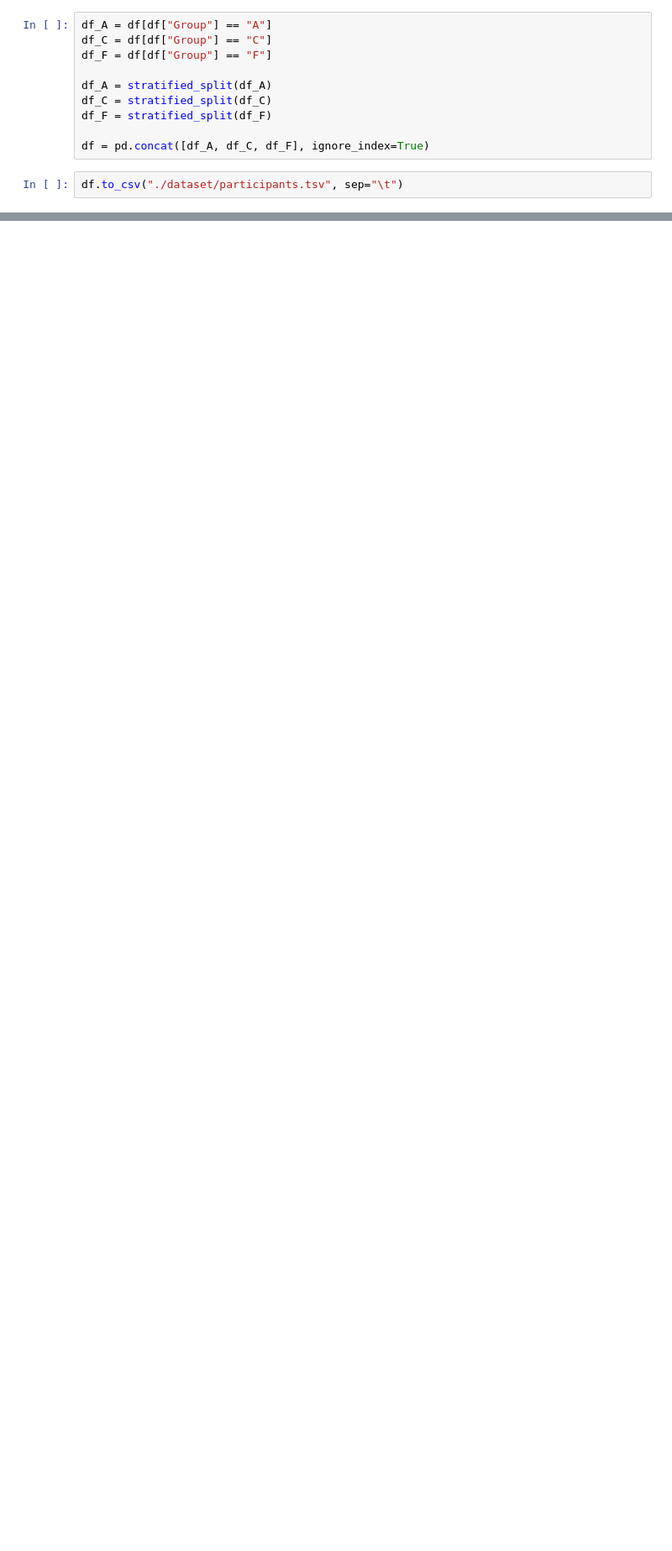
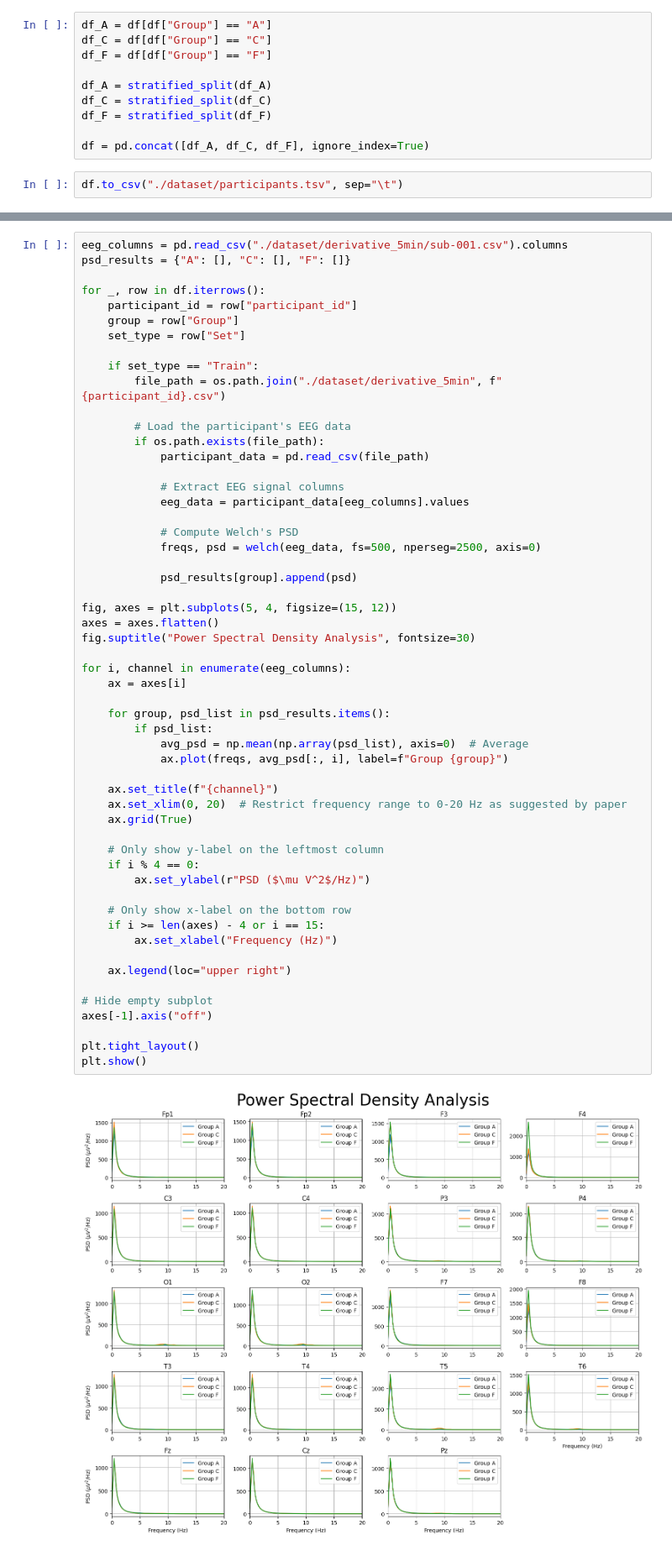
Before and after one commit to shiwei819/AD_Brainwave_Classification, a Jupyter notebook: EDA.ipynb, the cells around one changed output, grey strips where cells are left out. Shown at 84% size. Cells and saved outputs as stored; diff of their text form; blank space fills up the shorter version.

Commit message:
PSD analysis

```diff
--- a/EDA.ipynb
+++ b/EDA.ipynb
@@ -33,0 +39,57 @@ df.to_csv("./dataset/participants.tsv", sep="\t")
+# %%
+eeg_columns = pd.read_csv("./dataset/derivative_5min/sub-001.csv").columns
+psd_results = {"A": [], "C": [], "F": []}
+
+for _, row in df.iterrows():
+    participant_id = row["participant_id"]
+    group = row["Group"]
+    set_type = row["Set"]
+
+    if set_type == "Train":
+        file_path = os.path.join("./dataset/derivative_5min", f"{participant_id}.csv")
+
+        # Load the participant's EEG data
+        if os.path.exists(file_path):
+            participant_data = pd.read_csv(file_path)
+
+            # Extract EEG signal columns
+            eeg_data = participant_data[eeg_columns].values
+
+            # Compute Welch's PSD
+            freqs, psd = welch(eeg_data, fs=500, nperseg=2500, axis=0)
+
+            psd_results[group].append(psd)
+
+fig, axes = plt.subplots(5, 4, figsize=(15, 12))
+axes = axes.flatten()
+fig.suptitle("Power Spectral Density Analysis", fontsize=30)
+
+for i, channel in enumerate(eeg_columns):
+    ax = axes[i]
+
+    for group, psd_list in psd_results.items():
+        if psd_list:
+            avg_psd = np.mean(np.array(psd_list), axis=0)  # Average
+            ax.plot(freqs, avg_psd[:, i], label=f"Group {group}")
+
+    ax.set_title(f"{channel}")
+    ax.set_xlim(0, 20)  # Restrict frequency range to 0-20 Hz as suggested by paper
+    ax.grid(True)
+
+    # Only show y-label on the leftmost column
+    if i % 4 == 0:
+        ax.set_ylabel(r"PSD ($\mu V^2$/Hz)")
+
+    # Only show x-label on the bottom row
+    if i >= len(axes) - 4 or i == 15:
+        ax.set_xlabel("Frequency (Hz)")
+
+    ax.legend(loc="upper right")
+
+# Hide empty subplot
+axes[-1].axis("off")
+
+plt.tight_layout()
+plt.show()
+# %% [output]
+[figure, added]
```
Also changed, not shown: parts of 2 cells of this notebook.
